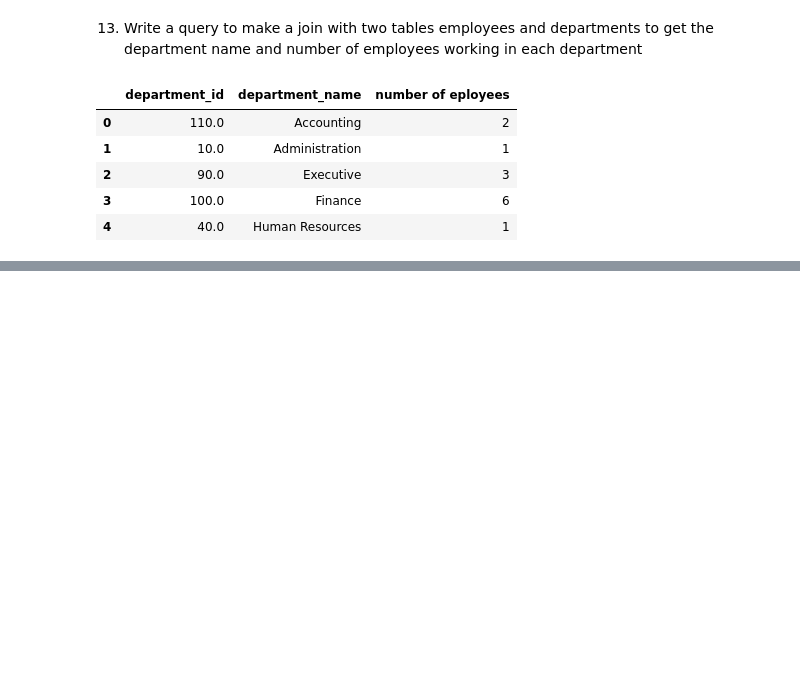
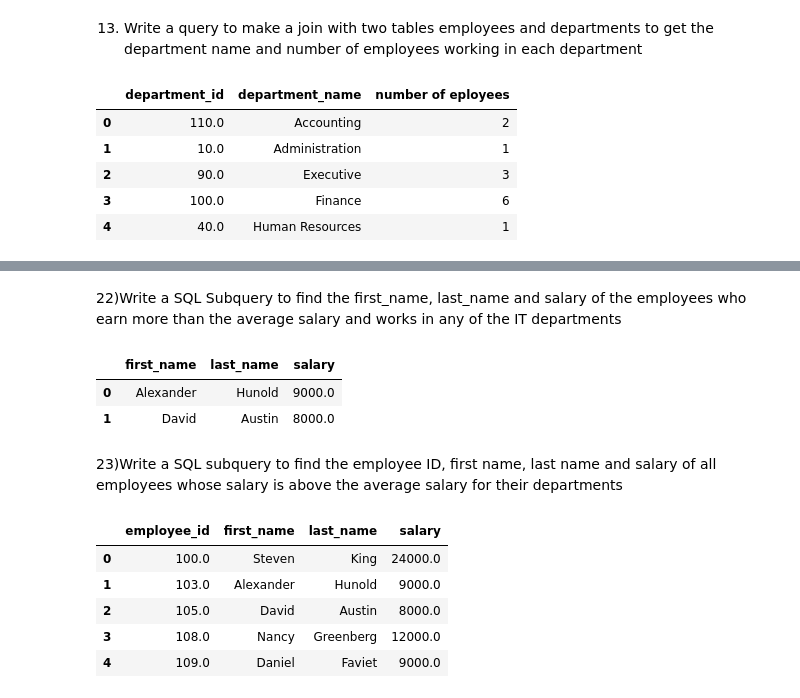
Before and after one commit to KKuzmiak/exercises, a Jupyter notebook: Postgresql.ipynb, the cells around one changed output, grey strips where cells are left out. Drawn from its saved outputs; the diff is of its cells as text; code cells hidden in the pictures; blank space fills up the shorter version.

```diff
--- a/Postgresql.ipynb
+++ b/Postgresql.ipynb
@@ -232,0 +361,2 @@ df13.head()
+# %% [markdown]
+22)Write a SQL Subquery to find the first_name, last_name and salary of the employees who earn more than the average salary and works in any of the IT departments
@@ -232,0 +368,24 @@ df13.head()
+# %%
+df22=pd.read_sql_query(query22, con=connection)
+df22
+# %% [output]
+|  | first_name | last_name | salary |
+| 0 | Alexander | Hunold | 9000.0 |
+| 1 | David | Austin | 8000.0 |
+# %% [markdown]
+23)Write a SQL subquery to find the employee ID, first name, last name and salary of all employees whose salary is above the average salary for their departments
+# %%
+query23="""SELECT employee_id, first_name, last_name, salary FROM employees as EMP
+WHERE salary> (SELECT AVG(salary) FROM employees
+WHERE EMP.department_id=department_id)
+ORDER BY employee_id ASC"""
+# %%
+df23=pd.read_sql_query(query23, con=connection)
+df23.head()
+# %% [output]
+|  | employee_id | first_name | last_name | salary |
+| 0 | 100.0 | Steven | King | 24000.0 |
+| 1 | 103.0 | Alexander | Hunold | 9000.0 |
+| 2 | 105.0 | David | Austin | 8000.0 |
+| 3 | 108.0 | Nancy | Greenberg | 12000.0 |
+| 4 | 109.0 | Daniel | Faviet | 9000.0 |
```
Also changed, not shown: parts of 26 cells of this notebook.
